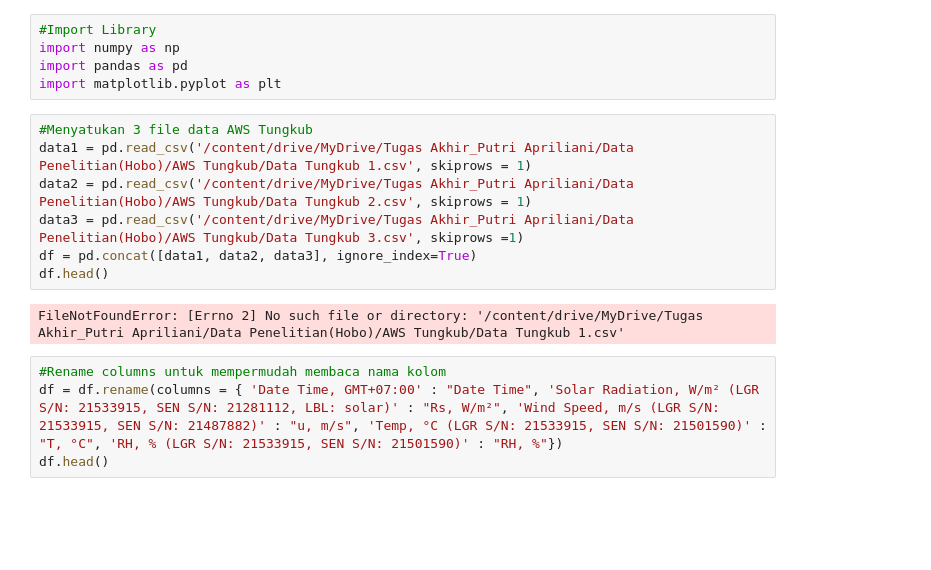
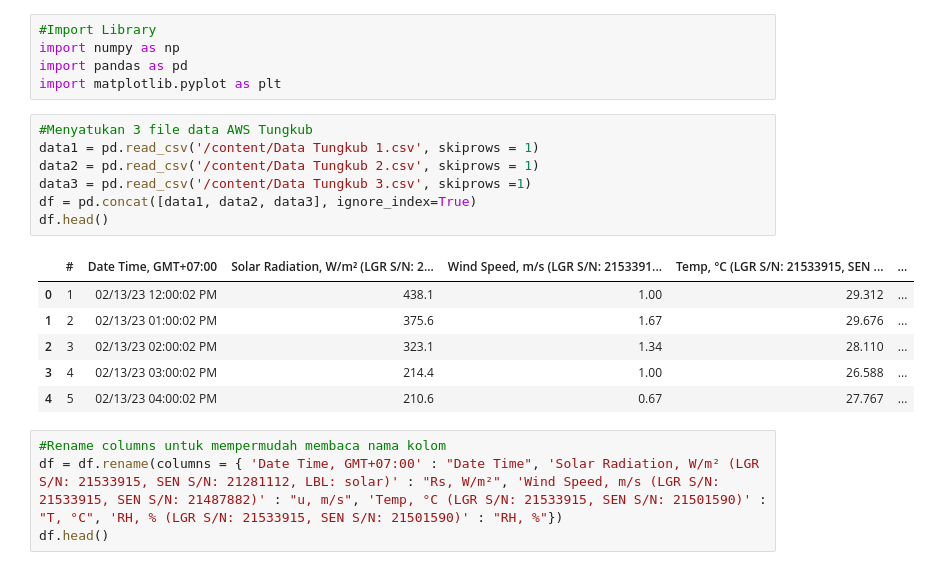
Before and after one commit to Aprilianiput21/TA_Model-ETp, a Jupyter notebook: EDA_Tungkub.ipynb, the cells around one changed output. Saved outputs shown, nothing was run; the diff lists cells and outputs as text; blank space fills up the shorter version.

```diff
--- a/EDA_Tungkub.ipynb
+++ b/EDA_Tungkub.ipynb
@@ -9,13 +9,18 @@ import pandas as pd
 import matplotlib.pyplot as plt
 # %%
 #Menyatukan 3 file data AWS Tungkub
-data1 = pd.read_csv('/content/drive/MyDrive/Tugas Akhir_Putri Apriliani/Data Penelitian(Hobo)/AWS Tungkub/Data Tungkub 1.csv', skiprows = 1)
-data2 = pd.read_csv('/content/drive/MyDrive/Tugas Akhir_Putri Apriliani/Data Penelitian(Hobo)/AWS Tungkub/Data Tungkub 2.csv', skiprows = 1)
-data3 = pd.read_csv('/content/drive/MyDrive/Tugas Akhir_Putri Apriliani/Data Penelitian(Hobo)/AWS Tungkub/Data Tungkub 3.csv', skiprows =1)
+data1 = pd.read_csv('/content/Data Tungkub 1.csv', skiprows = 1)
+data2 = pd.read_csv('/content/Data Tungkub 2.csv', skiprows = 1)
+data3 = pd.read_csv('/content/Data Tungkub 3.csv', skiprows =1)
 df = pd.concat([data1, data2, data3], ignore_index=True)
 df.head()
 # %% [output]
-FileNotFoundError: [Errno 2] No such file or directory: '/content/drive/MyDrive/Tugas Akhir_Putri Apriliani/Data Penelitian(Hobo)/AWS Tungkub/Data Tungkub 1.csv'
+|  | # | Date Time, GMT+07:00 | Solar Radiation, W/m² (LGR S/N: 2... | Wind Speed, m/s (LGR S/N: 2153391... | Temp, °C (LGR S/N: 21533915, SEN ... | ... |
+| 0 | 1 | 02/13/23 12:00:02 PM | 438.1 | 1.00 | 29.312 | ... |
+| 1 | 2 | 02/13/23 01:00:02 PM | 375.6 | 1.67 | 29.676 | ... |
+| 2 | 3 | 02/13/23 02:00:02 PM | 323.1 | 1.34 | 28.110 | ... |
+| 3 | 4 | 02/13/23 03:00:02 PM | 214.4 | 1.00 | 26.588 | ... |
+| 4 | 5 | 02/13/23 04:00:02 PM | 210.6 | 0.67 | 27.767 | ... |
 # %%
 #Rename columns untuk mempermudah membaca nama kolom
 df = df.rename(columns = { 'Date Time, GMT+07:00' : "Date Time", 'Solar Radiation, W/m² (LGR S/N: 21533915, SEN S/N: 21281112, LBL: solar)' : "Rs, W/m²", 'Wind Speed, m/s (LGR S/N: 21533915, SEN S/N: 21487882)' : "u, m/s", 'Temp, °C (LGR S/N: 21533915, SEN S/N: 21501590)' : "T, °C", 'RH, % (LGR S/N: 21533915, SEN S/N: 21501590)' : "RH, %"})
```
